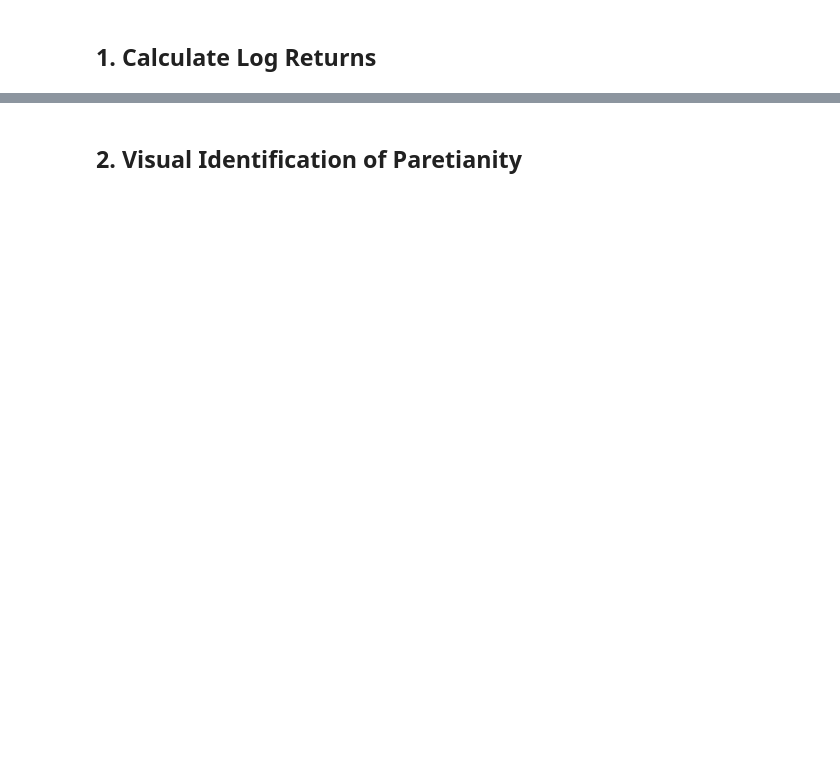
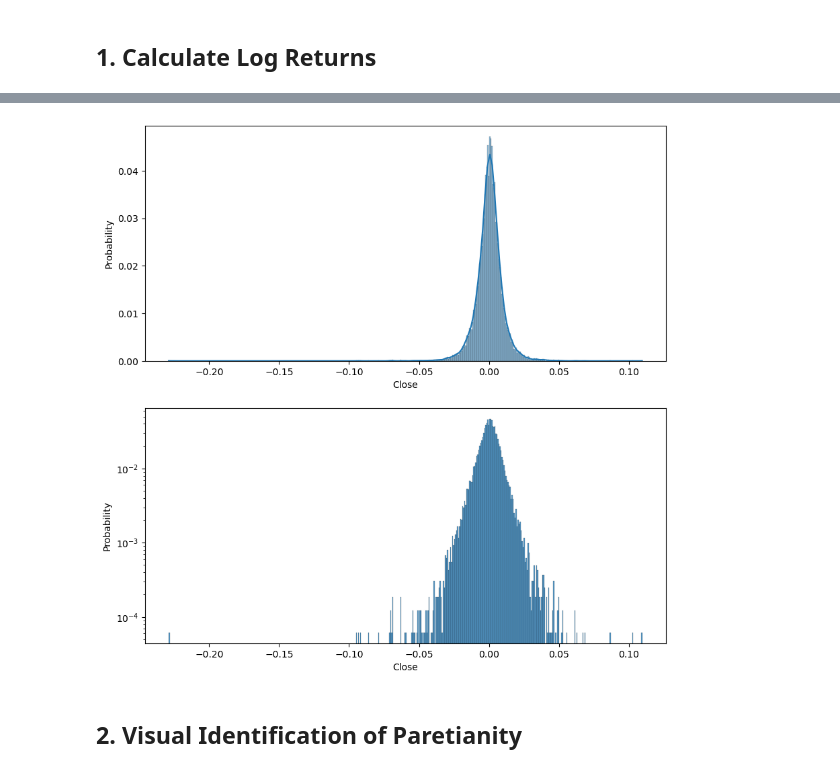
Before and after one commit to ssadjina/FatTailedTools, a Jupyter notebook: notebook_examples.ipynb, the cells around one changed output, grey strips where cells are left out. Saved outputs shown, nothing was run; the diff lists cells and outputs as text; code cells hidden in the pictures; blank space fills up the shorter version.

```diff
--- a/notebook_examples.ipynb
+++ b/notebook_examples.ipynb
@@ -48,3 +49,10 @@ log_returns_abs.plot(grid=True, title='Daily absolute logarithmic returns for S&
+# %%
+from FatTailedTools import plotting
+
+# Plot a histogram.
+plotting.plot_histograms(series=log_returns)
+# %% [output]
+[figure, added]
 # %% [markdown]
 ## 2. Visual Identification of Paretianity
 # %%
```
Also changed, not shown: parts of 19 cells of this notebook, 1 other file.
